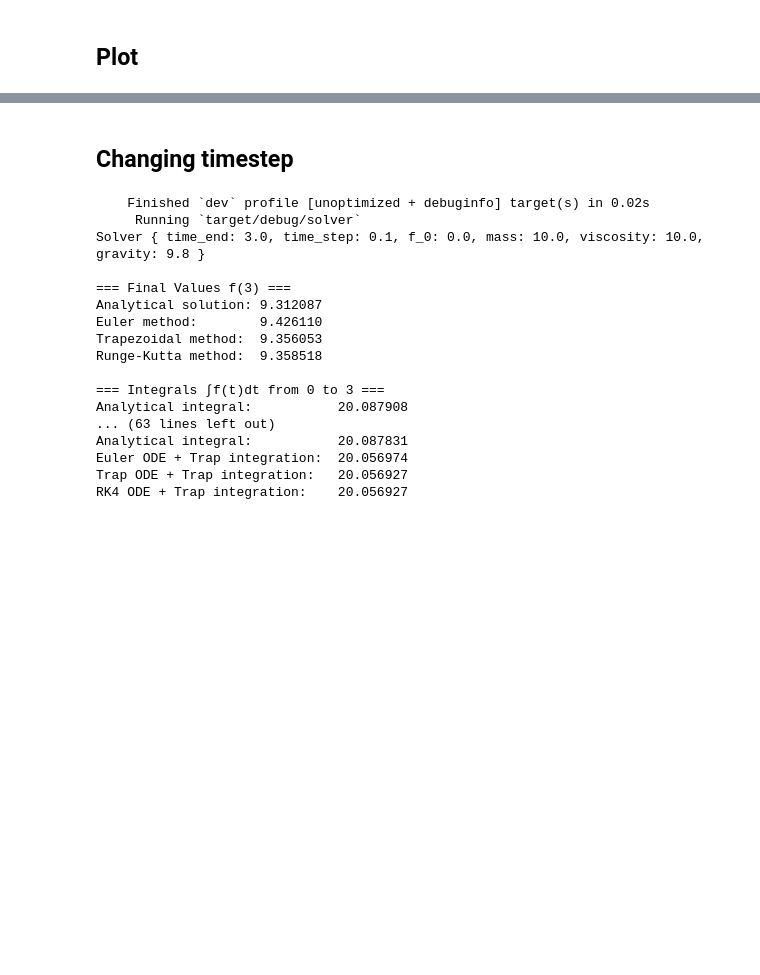
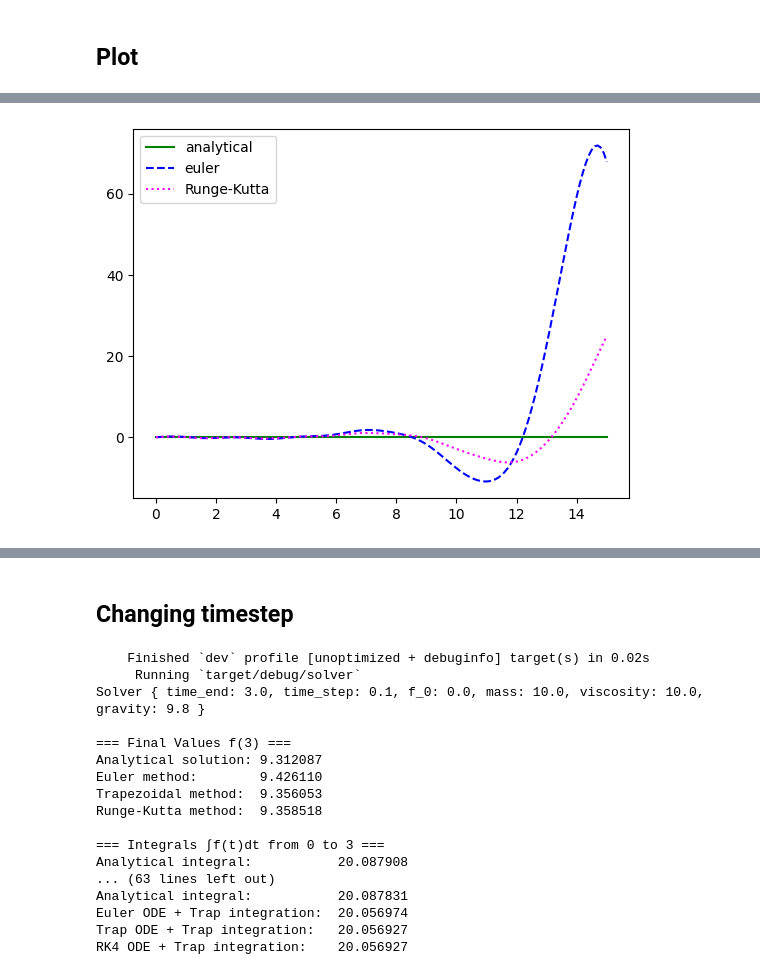
Before and after one commit to qwasium/solver, a Jupyter notebook: main.ipynb, the cells around one changed output, grey strips where cells are left out. Saved outputs shown, nothing was run; the diff lists cells and outputs as text; code cells hidden in the pictures; blank space fills up the shorter version.

```diff
--- a/main.ipynb
+++ b/main.ipynb
@@ -114,0 +112,5 @@ def rmse(df) -> list[float]:
+# %%
+acc_df = pd.read_csv(
+    HERE / 'result' / 'acceleration.csv'
+)
+acc_df
@@ -115 +131,5 @@ def rmse(df) -> list[float]:
+# %%
+plot_data(acc_df).show()
+# %% [output]
+[figure, added]
 # %% [markdown]
```
Also changed, not shown: parts of 17 cells of this notebook, 4 other files.
